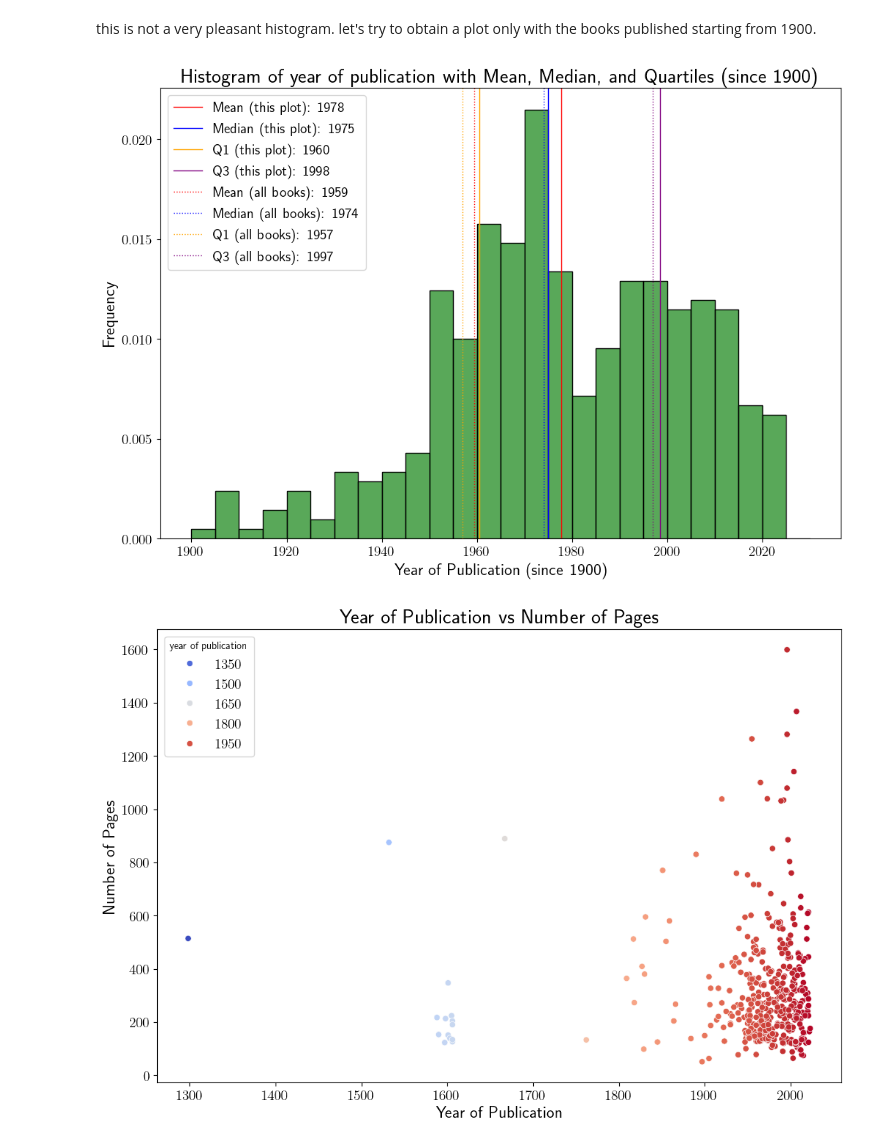
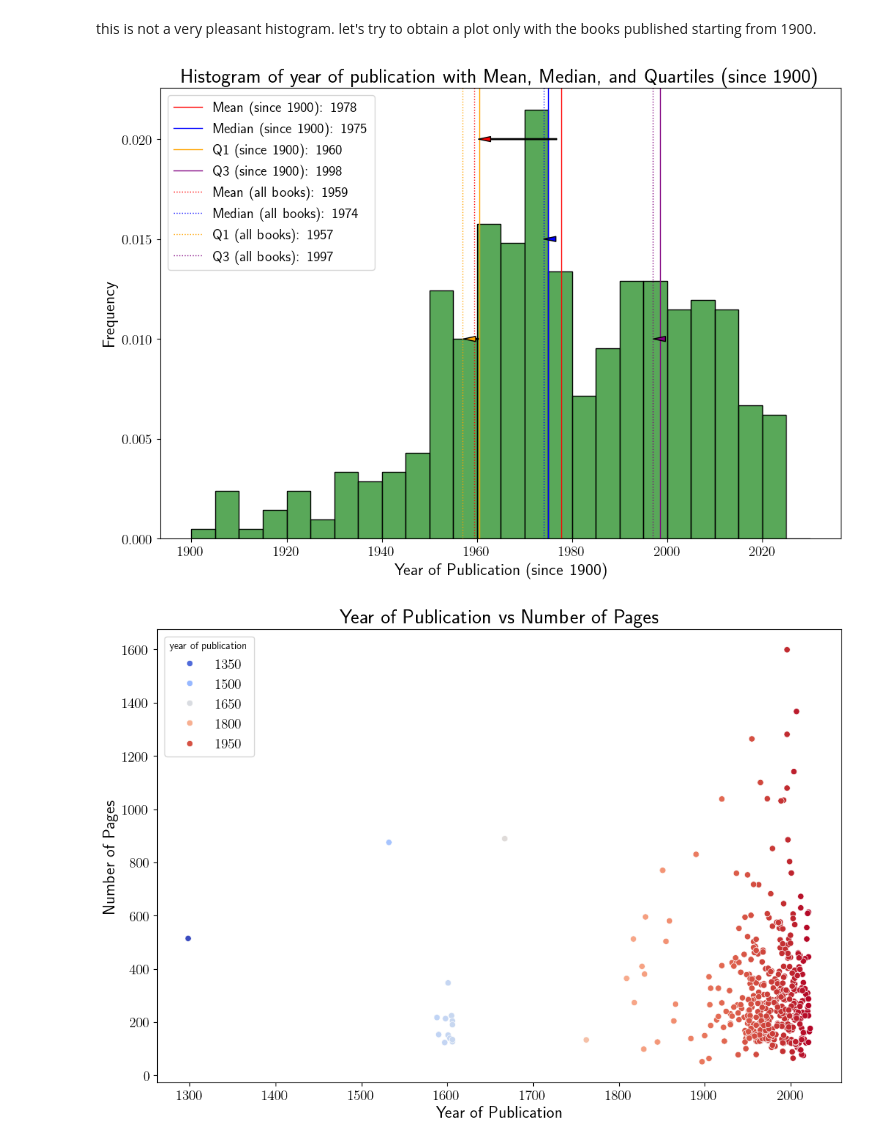
Before and after one commit to anvi-git/Project_Book_library, a Jupyter notebook: book_library.ipynb, the cells around one changed output. Saved outputs shown, nothing was run; the diff lists cells and outputs as text; code cells hidden in the pictures.

Commit message:
new plot

```diff
--- a/book_library.ipynb
+++ b/book_library.ipynb
@@ -146,38 +149,47 @@ publ_year_20th = publ_year[publ_year >= 1900]
 
 bins_publ_year_20th = [1900,1905,1910,1915,1920,1925,1930,1935,1940,1945,1950,1955,1960,1965,1970,
                        1975,1980,1985,1990,1995,2000,2005,2010,2015,2020,2025,2030]
 # plot histogram for the 20th century with density normalization
 sns.histplot(publ_year_20th, bins=bins_publ_year_20th, stat='density', kde=False, color='forestgreen')
 
 mean_pub_year_20th = publ_year_20th.mean()
 median_pub_year_20th = publ_year_20th.median()
 quartiles_pub_year_20th = publ_year_20th.quantile([0.25,0.75])
 
 # add lines for mean, median, and quartiles only for books published after 1899
-plt.axvline(mean_pub_year_20th, color='red', linestyle='solid', linewidth=1, label=f'Mean (this plot): {mean_pub_year_20th:.0f}')
-plt.axvline(median_pub_year_20th, color='blue', linestyle='solid', linewidth=1, label=f'Median (this plot): {median_pub_year_20th:.0f}')
-plt.axvline(quartiles_pub_year_20th[0.25], color='orange', linestyle='solid', linewidth=1, label=f'Q1 (this plot): {quartiles_pub_year_20th[0.25]:.0f}')
-plt.axvline(quartiles_pub_year_20th[0.75], color='purple', linestyle='solid', linewidth=1, label=f'Q3 (this plot): {quartiles_pub_year_20th[0.75]:.0f}')
+plt.axvline(mean_pub_year_20th, color='red', linestyle='solid', linewidth=1, label=f'Mean (since 1900): {mean_pub_year_20th:.0f}')
+plt.axvline(median_pub_year_20th, color='blue', linestyle='solid', linewidth=1, label=f'Median (since 1900): {median_pub_year_20th:.0f}')
+plt.axvline(quartiles_pub_year_20th[0.25], color='orange', linestyle='solid', linewidth=1, label=f'Q1 (since 1900): {quartiles_pub_year_20th[0.25]:.0f}')
+plt.axvline(quartiles_pub_year_20th[0.75], color='purple', linestyle='solid', linewidth=1, label=f'Q3 (since 1900): {quartiles_pub_year_20th[0.75]:.0f}')
 
 # add lines for mean, median, and quartiles for every book
 plt.axvline(mean_pub_year, color='red', linestyle='dotted', linewidth=1, label=f'Mean (all books): {mean_pub_year:.0f}')
 plt.axvline(median_pub_year, color='blue', linestyle='dotted', linewidth=1, label=f'Median (all books): {median_pub_year:.0f}')
 plt.axvline(quartiles_pub_year[0.25], color='orange', linestyle='dotted', linewidth=1, label=f'Q1 (all books): {quartiles_pub_year[0.25]:.0f}')
 plt.axvline(quartiles_pub_year[0.75], color='purple', linestyle='dotted', linewidth=1, label=f'Q3 (all books): {quartiles_pub_year[0.75]:.0f}')
 
 # let's add some arrows that relate the different statistical quantities
+plt.annotate('', xy=(mean_pub_year, 0.02), xytext=(mean_pub_year_20th, 0.02),
+             arrowprops=dict(facecolor='red', shrink=0.05, width=1, headwidth=5))
+plt.annotate('', xy=(median_pub_year, 0.015), xytext=(median_pub_year_20th, 0.015),
+             arrowprops=dict(facecolor='blue', shrink=0.05, width=1, headwidth=5))
+plt.annotate('', xy=(quartiles_pub_year[0.25], 0.01), xytext=(quartiles_pub_year_20th[0.25], 0.01),
+             arrowprops=dict(facecolor='orange', shrink=0.05, width=1, headwidth=5))
+plt.annotate('', xy=(quartiles_pub_year[0.75], 0.01), xytext=(quartiles_pub_year_20th[0.75], 0.01),
+             arrowprops=dict(facecolor='purple', shrink=0.05, width=1, headwidth=5))
+
 # add titles
 plt.title('Histogram of year of publication with Mean, Median, and Quartiles (since 1900)')
 # add labels
 plt.xlabel('Year of Publication (since 1900)')
 plt.ylabel('Frequency')
 plt.legend()
 # Show the plot
 plt.savefig('notebook_images/third_hist.png')
 
 plt.show()
 # %% [output]
-[figure, old version]
+[figure, new version]
 # %%
 books_data_df = df[['# pages', 'year of publication']]
 # Create the scatter plot (x-y plot)
```
Also changed, not shown: parts of 8 cells of this notebook, 15 other files.
